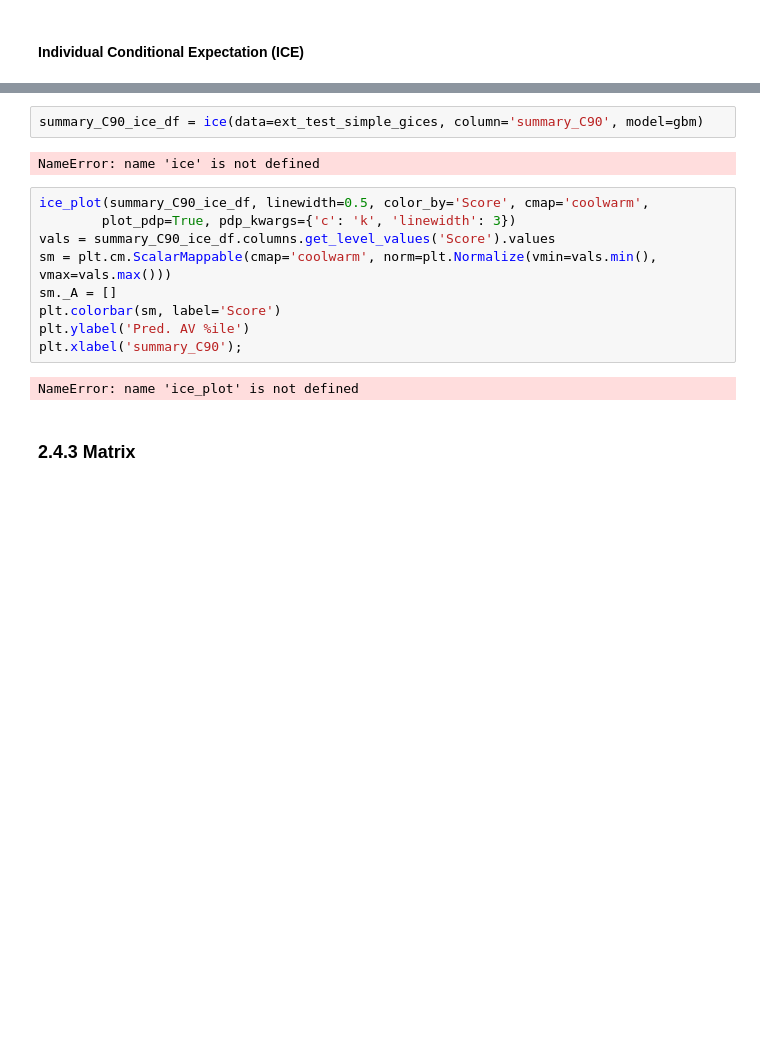
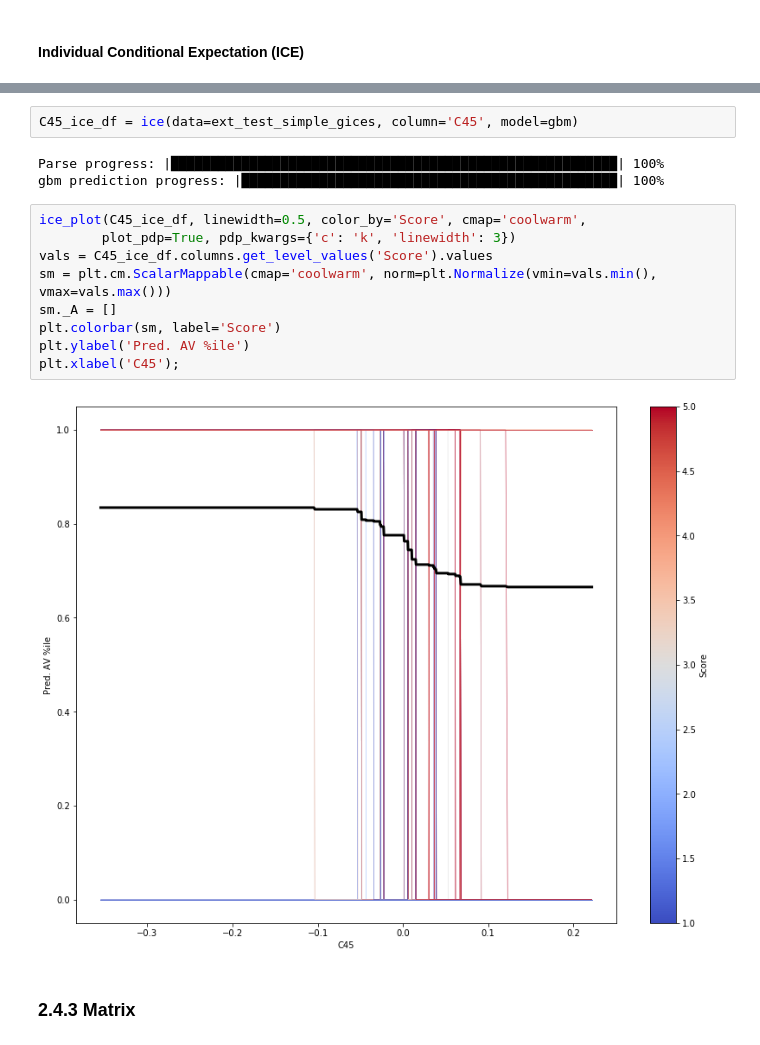
Before and after one commit to MandyMY/AI-Addin, a Jupyter notebook: Final Project.ipynb, the cells around one changed output, grey strips where cells are left out. Saved outputs shown, nothing was run; the diff lists cells and outputs as text; blank space fills up the shorter version.

```diff
--- a/Final Project.ipynb
+++ b/Final Project.ipynb
@@ -518,18 +568,19 @@ ext_test_simple_gices.shape
 # %%
-summary_C90_ice_df = ice(data=ext_test_simple_gices, column='summary_C90', model=gbm)
+C45_ice_df = ice(data=ext_test_simple_gices, column='C45', model=gbm)
 # %% [output]
-NameError: name 'ice' is not defined
+Parse progress: |█████████████████████████████████████████████████████████| 100%
+gbm prediction progress: |████████████████████████████████████████████████| 100%
 # %%
-ice_plot(summary_C90_ice_df, linewidth=0.5, color_by='Score', cmap='coolwarm',
+ice_plot(C45_ice_df, linewidth=0.5, color_by='Score', cmap='coolwarm',
         plot_pdp=True, pdp_kwargs={'c': 'k', 'linewidth': 3})
-vals = summary_C90_ice_df.columns.get_level_values('Score').values
+vals = C45_ice_df.columns.get_level_values('Score').values
 sm = plt.cm.ScalarMappable(cmap='coolwarm', norm=plt.Normalize(vmin=vals.min(), vmax=vals.max()))
 sm._A = []
 plt.colorbar(sm, label='Score')
 plt.ylabel('Pred. AV %ile')
-plt.xlabel('summary_C90');
+plt.xlabel('C45');
 # %% [output]
-NameError: name 'ice_plot' is not defined
+[figure, added]
 # %% [markdown]
 ### 2.4.3 Matrix
 # %%
```
Also changed, not shown: parts of 26 cells of this notebook, 1 other file.
